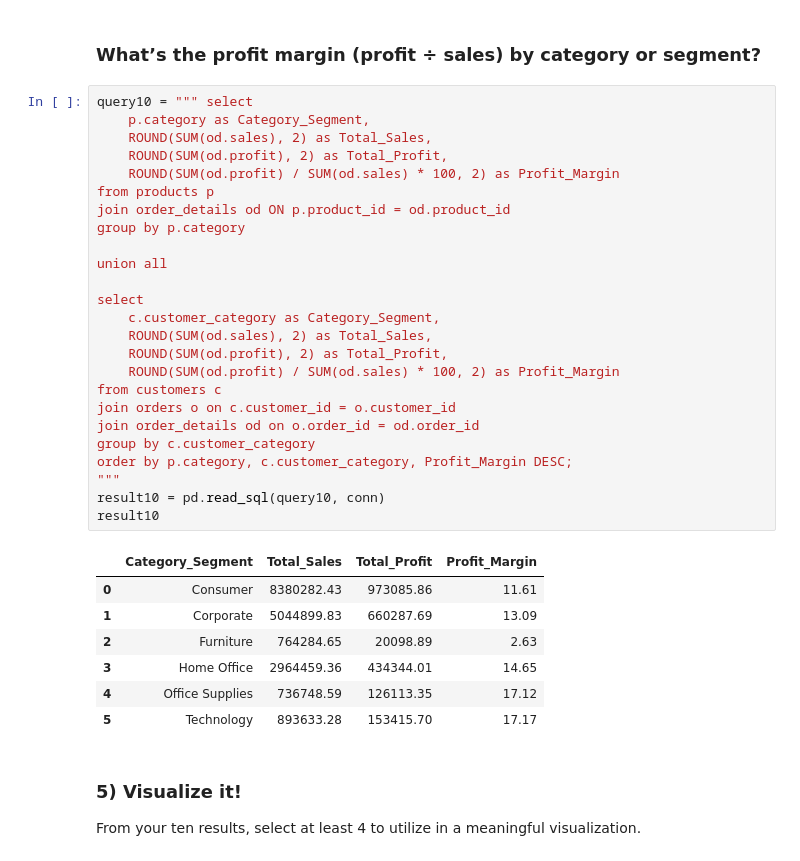
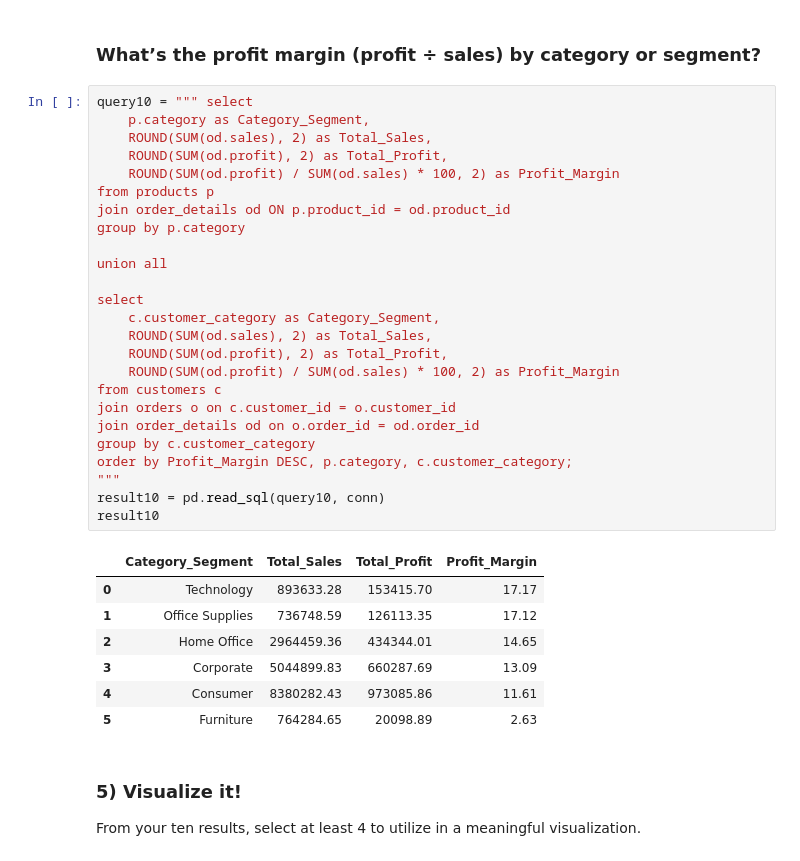
Before and after one commit to mwrobbins56/DataAnalysisModule3, a Jupyter notebook: Week4/notebooks/superstore_sales_workflow.ipynb, the cells around one changed output. Cells and saved outputs as stored; diff of their text form.

```diff
--- a/Week4/notebooks/superstore_sales_workflow.ipynb
+++ b/Week4/notebooks/superstore_sales_workflow.ipynb
@@ -430,36 +430,36 @@ result9
 # %%
 query10 = """ select
     p.category as Category_Segment,
     ROUND(SUM(od.sales), 2) as Total_Sales,
     ROUND(SUM(od.profit), 2) as Total_Profit,
     ROUND(SUM(od.profit) / SUM(od.sales) * 100, 2) as Profit_Margin
 from products p
 join order_details od ON p.product_id = od.product_id
 group by p.category
 
 union all
 
 select
     c.customer_category as Category_Segment,
     ROUND(SUM(od.sales), 2) as Total_Sales,
     ROUND(SUM(od.profit), 2) as Total_Profit,
     ROUND(SUM(od.profit) / SUM(od.sales) * 100, 2) as Profit_Margin
 from customers c
 join orders o on c.customer_id = o.customer_id
 join order_details od on o.order_id = od.order_id
 group by c.customer_category
-order by p.category, c.customer_category, Profit_Margin DESC;
+order by Profit_Margin DESC, p.category, c.customer_category;
 """
 result10 = pd.read_sql(query10, conn)
 result10
 # %% [output]
 |  | Category_Segment | Total_Sales | Total_Profit | Profit_Margin |
-| 0 | Consumer | 8380282.43 | 973085.86 | 11.61 |
-| 1 | Corporate | 5044899.83 | 660287.69 | 13.09 |
-| 2 | Furniture | 764284.65 | 20098.89 | 2.63 |
-| 3 | Home Office | 2964459.36 | 434344.01 | 14.65 |
-| 4 | Office Supplies | 736748.59 | 126113.35 | 17.12 |
-| 5 | Technology | 893633.28 | 153415.70 | 17.17 |
+| 0 | Technology | 893633.28 | 153415.70 | 17.17 |
+| 1 | Office Supplies | 736748.59 | 126113.35 | 17.12 |
+| 2 | Home Office | 2964459.36 | 434344.01 | 14.65 |
+| 3 | Corporate | 5044899.83 | 660287.69 | 13.09 |
+| 4 | Consumer | 8380282.43 | 973085.86 | 11.61 |
+| 5 | Furniture | 764284.65 | 20098.89 | 2.63 |
 # %% [markdown]
 ### 5) Visualize it!
 
```
Also changed, not shown: parts of 1 cell of this notebook.
